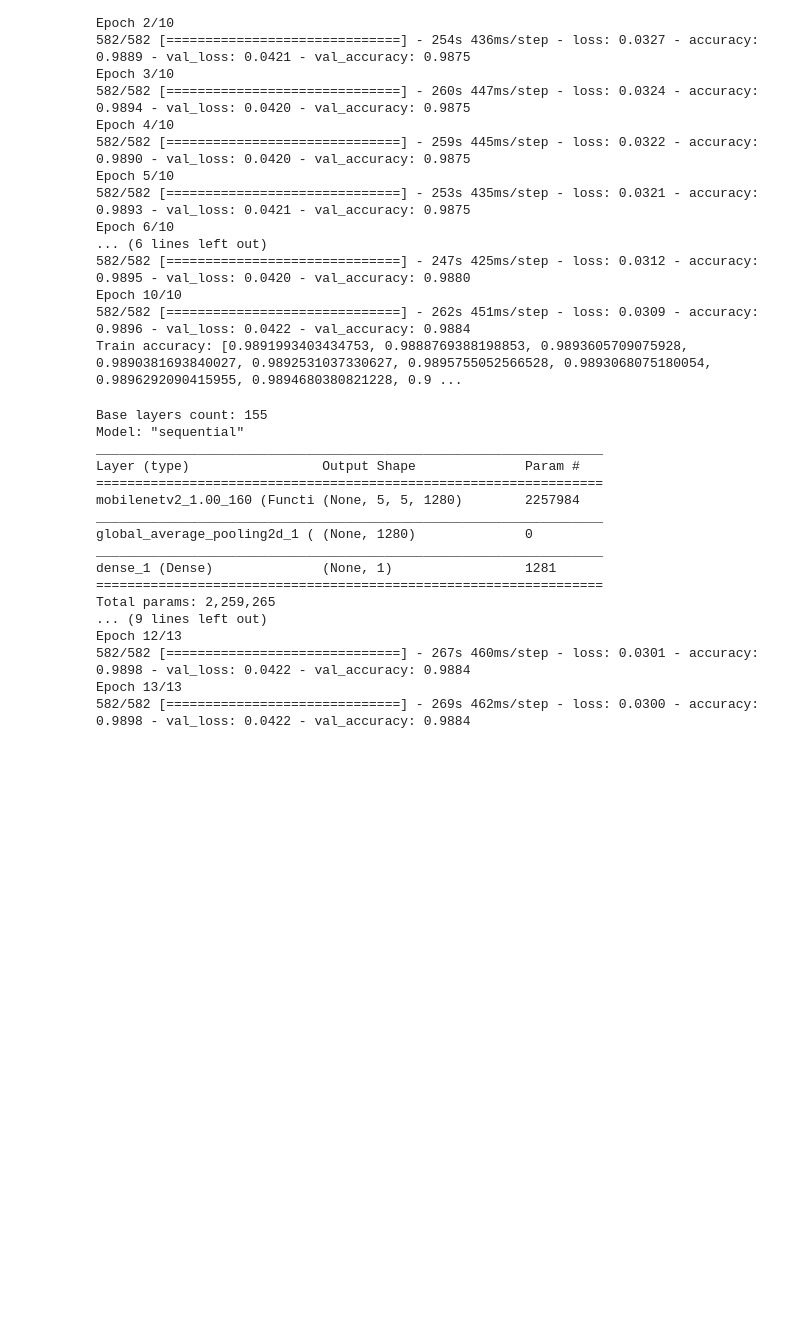
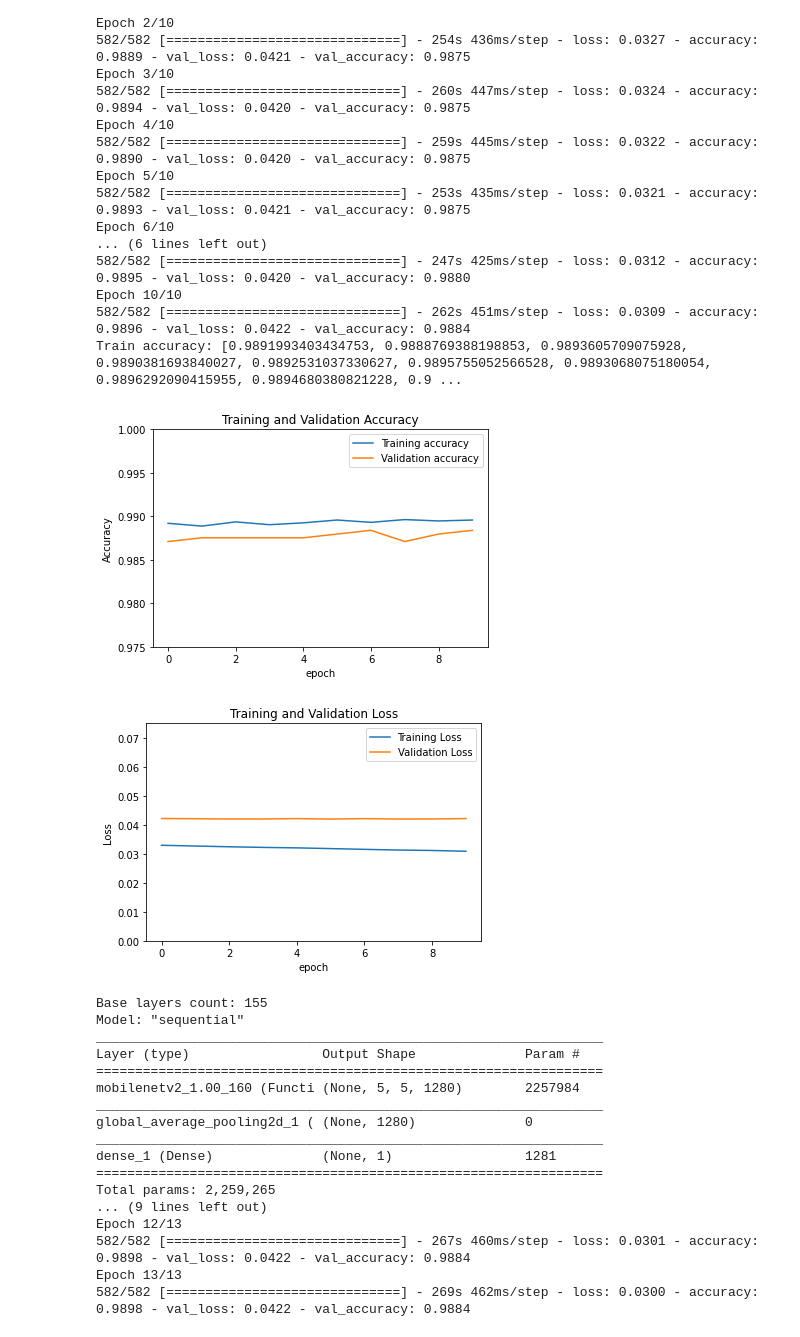
Before and after one commit to antonatem/tensorflow-core, a Jupyter notebook: models/convolutional-neural-network/pretrained-model-image-classification.ipynb, the cells around one changed output. Cells and saved outputs as stored; diff of their text form; code cells hidden in the pictures; blank space fills up the shorter version.

Commit message:
Plot accuracy and loss learning curve before fine-tuning

```diff
--- a/models/convolutional-neural-network/pretrained-model-image-classification.ipynb
+++ b/models/convolutional-neural-network/pretrained-model-image-classification.ipynb
@@ -168,6 +168,26 @@ def plot_learning_curve(vals):
     plt.ylim(y_lim)
     plt.xlabel(x_label)
     plt.show()
+# %%
+# Plot learning curves before fine-tuning
+acc = history.history["accuracy"]
+val_acc = history.history["val_accuracy"]
+
+loss = history.history["loss"]
+val_loss = history.history["val_loss"]
+
+# Compare training and validation accuracy
+acc_curve_vals = (acc, val_acc, 'Training accuracy', 'Validation accuracy',
+                    'Training and Validation Accuracy', 'Accuracy', 'epoch', [0.975, 1])
+plot_learning_curve(acc_curve_vals)
+
+# Compare training and validation loss
+loss_curve_vals = (loss, val_loss, 'Training Loss', 'Validation Loss',
+                    'Training and Validation Loss', 'Loss', 'epoch', [0, 0.075])
+plot_learning_curve(loss_curve_vals)
+# %% [output]
+[figure, added]
+[figure, added]
 # %%
 # Fine tuning
 
```
